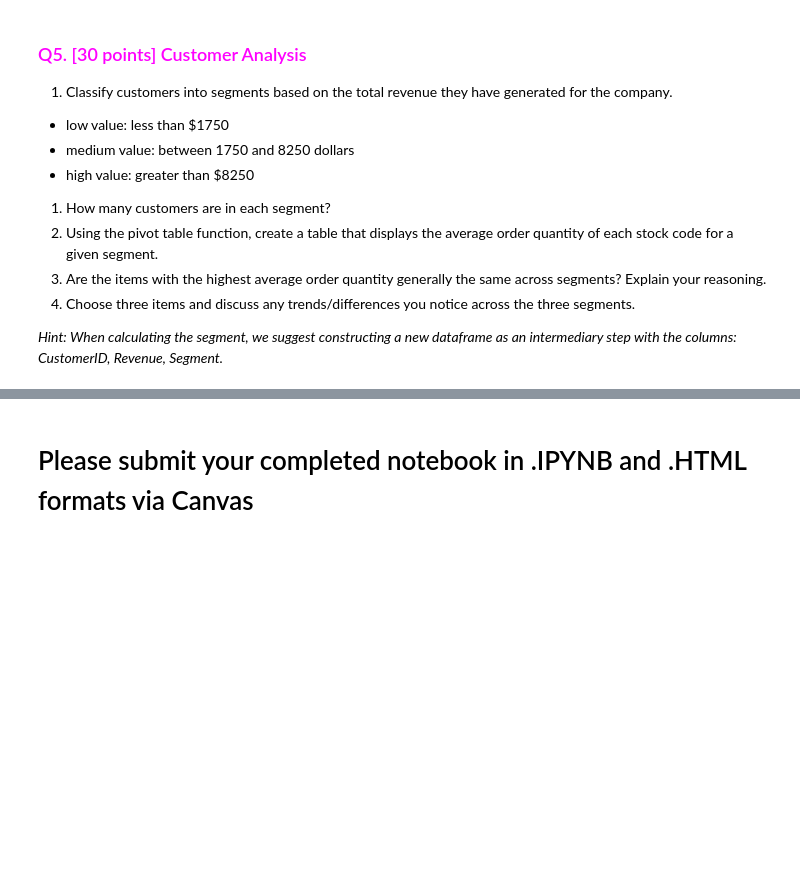
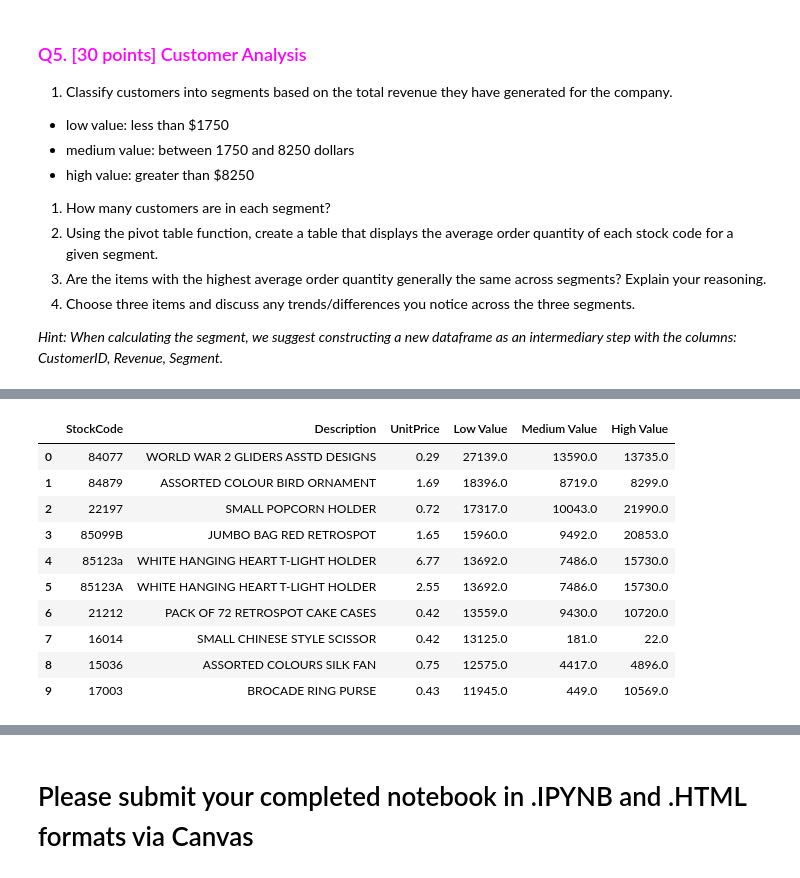
Before and after one commit to NakaFrozn/SI618, a Jupyter notebook: Assignments/SI_618_Homework_02.ipynb, the cells around one changed output, grey strips where cells are left out. Saved outputs shown, nothing was run; the diff lists cells and outputs as text; code cells hidden in the pictures; blank space fills up the shorter version.

```diff
--- a/Assignments/SI_618_Homework_02.ipynb
+++ b/Assignments/SI_618_Homework_02.ipynb
@@ -238,0 +382,14 @@ _Hint: When calculating the segment, we suggest constructing a new dataframe as
+# %%
+def classify_customer(revenue):
+    ''' This function takes in the revenue to classify customers into three segments based on the total revenue '''
+    if revenue < 1700:
+        return 'Low Value'
+    elif revenue <= 8250:
+        return 'Medium Value'
+    elif revenue > 8250:
+        return 'High Value'
+    else:
+        return None
+# %%
+## Classify customers into three segments based on the total revenue
+customer_revenue['Segment'] = customer_revenue['Revenue'].apply(classify_customer)
@@ -238,0 +407,4 @@ _Hint: When calculating the segment, we suggest constructing a new dataframe as
+# %%
+# Q5.2 Create the pivot table
+## Join the segment data to the invoice_purchase data to get the segment for each customer
+data_invoice_segment = pd.merge(data_invoice_purchase, customer_revenue, on='CustomerID', how='left')
@@ -238,0 +433,4 @@ _Hint: When calculating the segment, we suggest constructing a new dataframe as
+# %%
+## Create the pivot table
+pivot_table = pd.pivot_table(data_invoice_segment, values='Quantity', index='StockCode', columns='Segment', aggfunc='sum', fill_value=0)
+pivot_table.head(10)
@@ -238,0 +467,17 @@ _Hint: When calculating the segment, we suggest constructing a new dataframe as
+# %%
+## List the top 10 items in the low segment and their descriptions
+top_low_items = pivot_table.sort_values('Low Value', ascending=False).head(10).reset_index()
+top_low_items = top_low_items.merge(DATA_ITEMS, on='StockCode', how='left')
+top_low_items[['StockCode', 'Description','UnitPrice', 'Low Value', 'Medium Value', 'High Value']]
+# %% [output]
+|  | StockCode | Description | UnitPrice | Low Value | Medium Value | High Value |
+| 0 | 84077 | WORLD WAR 2 GLIDERS ASSTD DESIGNS | 0.29 | 27139.0 | 13590.0 | 13735.0 |
+| 1 | 84879 | ASSORTED COLOUR BIRD ORNAMENT | 1.69 | 18396.0 | 8719.0 | 8299.0 |
+| 2 | 22197 | SMALL POPCORN HOLDER | 0.72 | 17317.0 | 10043.0 | 21990.0 |
+| 3 | 85099B | JUMBO BAG RED RETROSPOT | 1.65 | 15960.0 | 9492.0 | 20853.0 |
+| 4 | 85123a | WHITE HANGING HEART T-LIGHT HOLDER | 6.77 | 13692.0 | 7486.0 | 15730.0 |
+| 5 | 85123A | WHITE HANGING HEART T-LIGHT HOLDER | 2.55 | 13692.0 | 7486.0 | 15730.0 |
+| 6 | 21212 | PACK OF 72 RETROSPOT CAKE CASES | 0.42 | 13559.0 | 9430.0 | 10720.0 |
+| 7 | 16014 | SMALL CHINESE STYLE SCISSOR | 0.42 | 13125.0 | 181.0 | 22.0 |
+| 8 | 15036 | ASSORTED COLOURS SILK FAN | 0.75 | 12575.0 | 4417.0 | 4896.0 |
+| 9 | 17003 | BROCADE RING PURSE | 0.43 | 11945.0 | 449.0 | 10569.0 |
```
Also changed, not shown: parts of 39 cells of this notebook.
